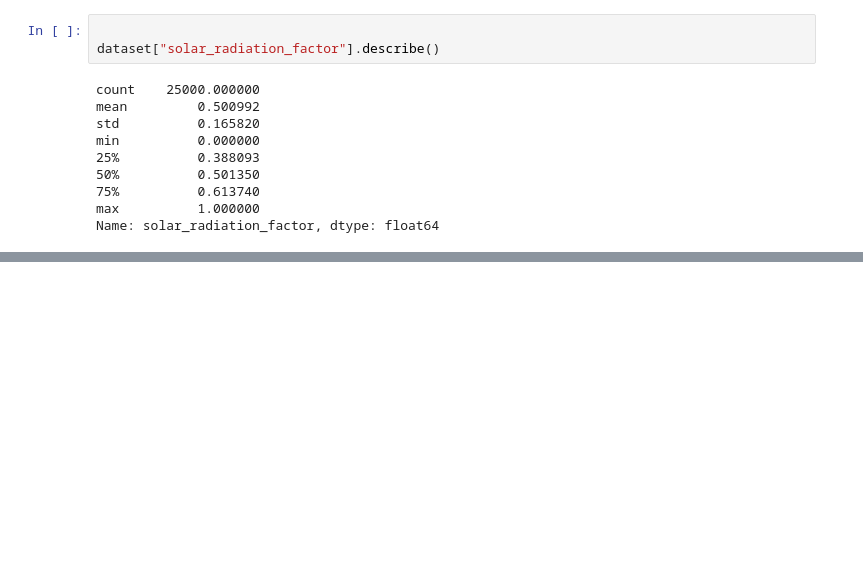
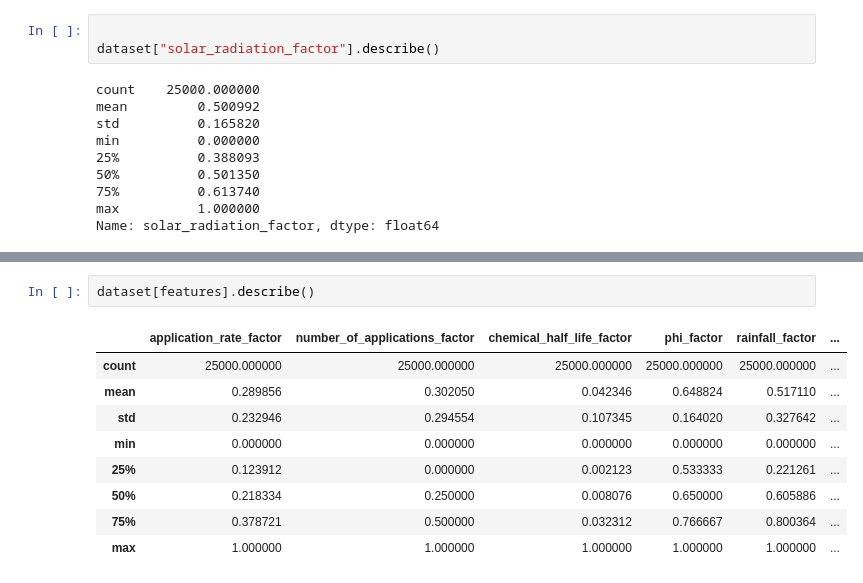
Before and after one commit to aliyufaisall/AGROSAFE-RESIDUE-PREDICTOR, a Jupyter notebook: notebooks/residue_predictor.ipynb, the cells around one changed output, grey strips where cells are left out. Saved outputs shown, nothing was run; the diff lists cells and outputs as text; blank space fills up the shorter version.

```diff
--- a/notebooks/residue_predictor.ipynb
+++ b/notebooks/residue_predictor.ipynb
@@ -151,0 +162,12 @@ Name: solar_radiation_factor, dtype: float64
+# %%
+dataset[features].describe()
+# %% [output]
+|  | application_rate_factor | number_of_applications_factor | chemical_half_life_factor | phi_factor | rainfall_factor | ... |
+| count | 25000.000000 | 25000.000000 | 25000.000000 | 25000.000000 | 25000.000000 | ... |
+| mean | 0.289856 | 0.302050 | 0.042346 | 0.648824 | 0.517110 | ... |
+| std | 0.232946 | 0.294554 | 0.107345 | 0.164020 | 0.327642 | ... |
+| min | 0.000000 | 0.000000 | 0.000000 | 0.000000 | 0.000000 | ... |
+| 25% | 0.123912 | 0.000000 | 0.002123 | 0.533333 | 0.221261 | ... |
+| 50% | 0.218334 | 0.250000 | 0.008076 | 0.650000 | 0.605886 | ... |
+| 75% | 0.378721 | 0.500000 | 0.032312 | 0.766667 | 0.800364 | ... |
+| max | 1.000000 | 1.000000 | 1.000000 | 1.000000 | 1.000000 | ... |
```
Also changed, not shown: parts of 5 cells of this notebook.
